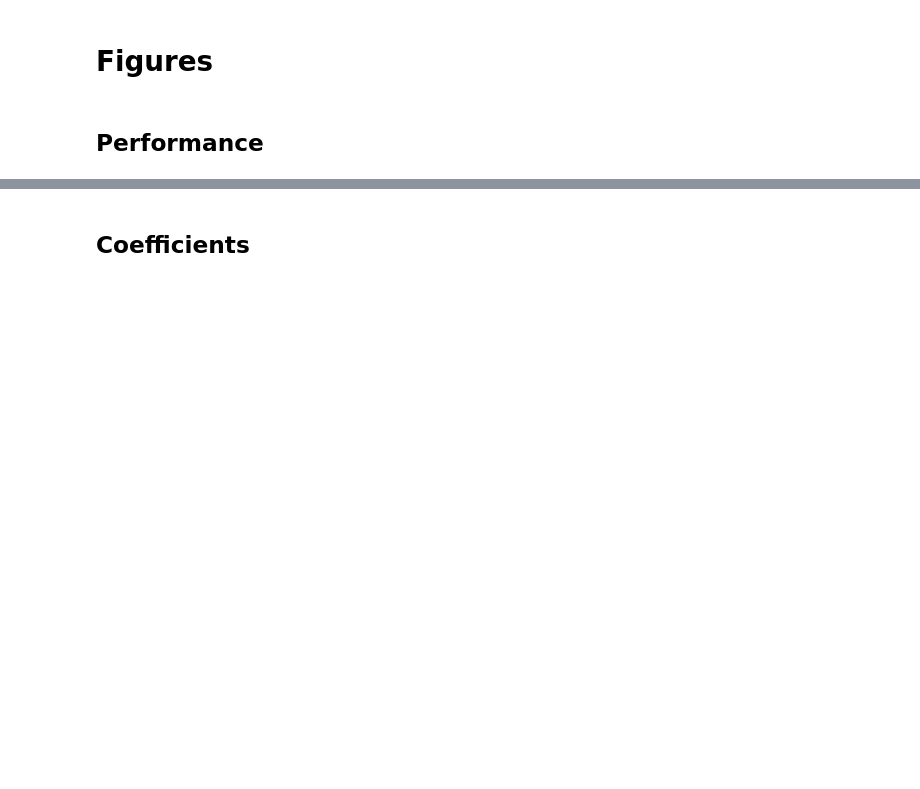
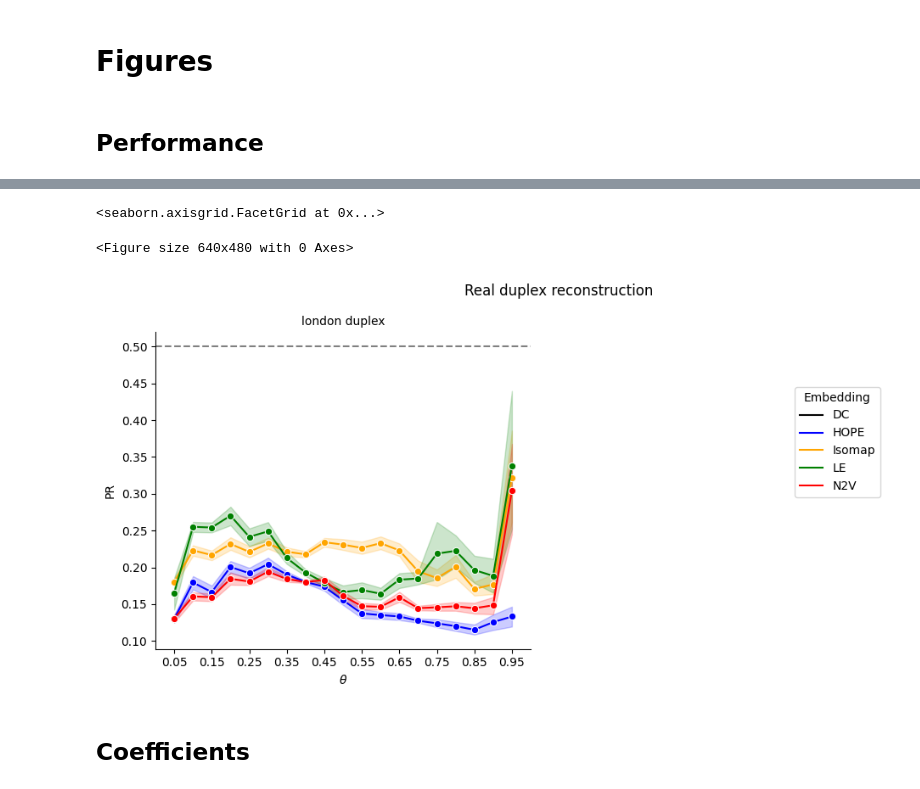
Before and after one commit to kaiser-dan/proj_naive-embedded-reconstruction, a Jupyter notebook: workflow/notebooks/viz/viz_ex-arxiv-thru-ex-london.ipynb, the cells around one changed output, grey strips where cells are left out. Saved outputs shown, nothing was run; the diff lists cells and outputs as text; code cells hidden in the pictures; blank space fills up the shorter version.

```diff
--- a/workflow/notebooks/viz/viz_ex-arxiv-thru-ex-london.ipynb
+++ b/workflow/notebooks/viz/viz_ex-arxiv-thru-ex-london.ipynb
@@ -116,45 +117,48 @@ g.savefig(
 # %%
-# # Instantiate figure
-# plt.figure()
+# Instantiate figure
+plt.figure()
 
-# # Plot data
-# g = sns.relplot(
-#     data=df_, kind="line",
-#     x="theta", y="perfval",
-#     hue="embedding", palette=["black", "blue", "orange", "green", "red"],
-#     col="layers",
-#     row="system",
-#     marker="o",
-# )
+# Plot data
+g = sns.relplot(
+    data=df_.query("system == 'london'"), kind="line",
+    x="theta", y="perfval",
+    hue="embedding", palette=["black", "blue", "orange", "green", "red"],
+    col="system", col_wrap=2,
+    marker="o",
+)
 
-# # Adjust axes
-# g.set_axis_labels(r'$\theta$', 'PR')
-# g.set(
-#     xlim=(0,1), xticks=THETAS[::2],
-#     ylim=(0.4, 1), yticks=np.linspace(0.4, 1.0, 13)
-# )
-# g.tick_params(axis="x", labelrotation=00)
-# g.tick_params(axis="y", which="minor")
+# Adjust axes
+g.set_axis_labels(r'$\theta$', 'PR')
+g.set(
+    xlim=(0,1), xticks=THETAS[::2],
+    # ylim=(0.4, 1), yticks=np.linspace(0.4, 1.0, 13)
+)
+g.tick_params(axis="x", labelrotation=00)
+g.tick_params(axis="y", which="minor")
 
-# # Adjust subplots
-# g.set_titles(col_template="London transportation ({col_name})")
-# g.fig.subplots_adjust(top=0.9)
-# g.refline(y=0.5)
+# Adjust subplots
+g.set_titles(col_template="{col_name} duplex")
+g.fig.subplots_adjust(top=0.9)
+g.refline(y=0.5)
 
-# # Adjust figure
-# g.fig.suptitle("Real duplex reconstruction")
-# sns.move_legend(g,
-#     loc="upper right", bbox_to_anchor=(0.85, 0.75),
-#     title="Embedding",
-#     frameon=True)
+# Adjust figure
+g.fig.suptitle("Real duplex reconstruction")
+sns.move_legend(g,
+    loc="upper right", bbox_to_anchor=(0.85, 0.75),
+    title="Embedding",
+    frameon=True)
 
-# # Save to disk
-# g.tight_layout()
-# # g.savefig(
-# #     os.path.join(FIGURES, "figure_auroc-pfi_hue-embedding_col-ex_data-ex01-thru-ex05.png"),
-# #     transparent=False,
-# #     facecolor="white",
-# #     dpi=600)
+# Save to disk
+g.tight_layout()
+# g.savefig(
+#     os.path.join(FIGURES, "figure_auroc-pfi_hue-embedding_col-ex_data-exarixv-thru-exlondon.png"),
+#     transparent=False,
+#     facecolor="white",
+#     dpi=600)
+# %% [output]
+<seaborn.axisgrid.FacetGrid at 0x...>
+<Figure size 640x480 with 0 Axes>
+[figure, added]
 # %% [markdown]
 ## Coefficients
 # %%
```
Also changed, not shown: parts of 3 cells of this notebook, 6 other files.
